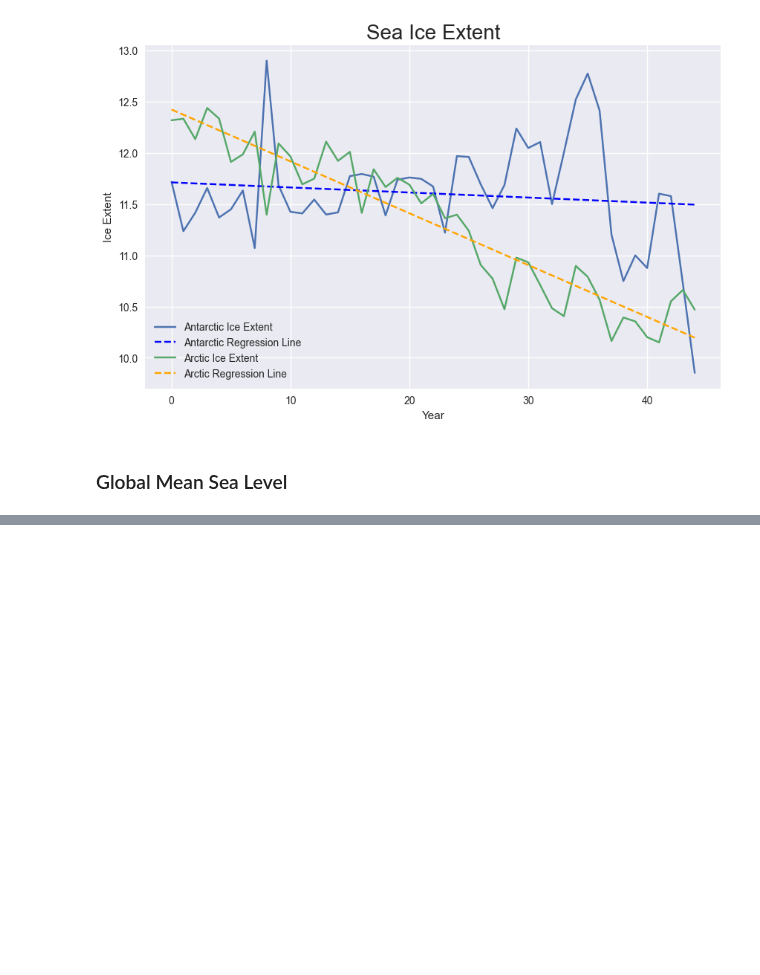
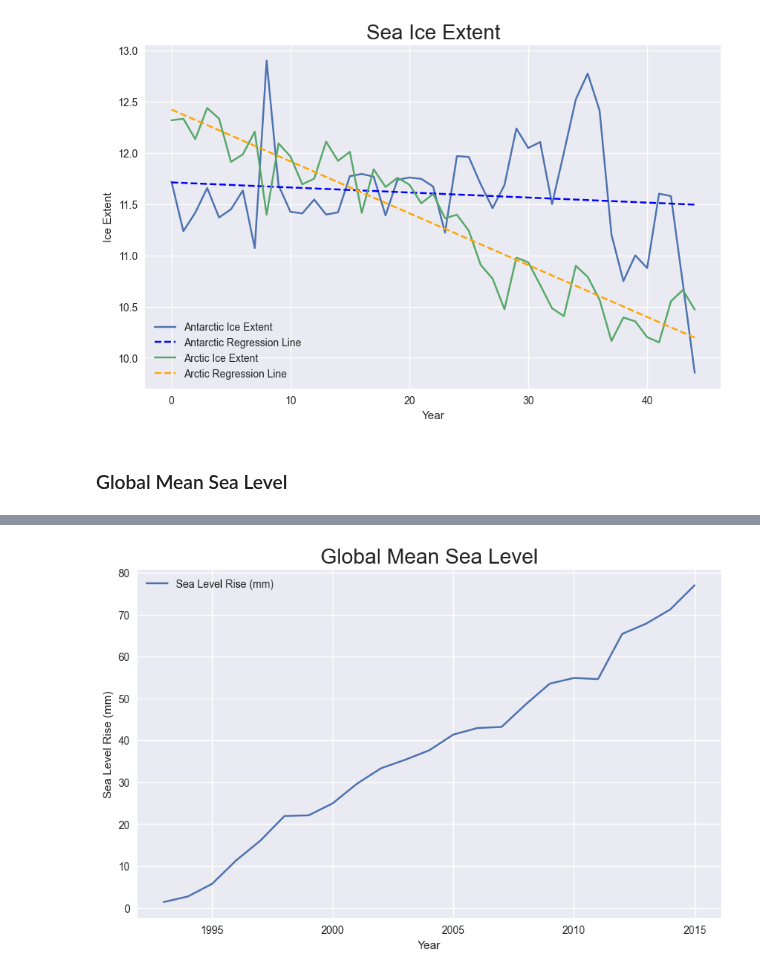
Before and after one commit to dilancroos/ice_extent, a Jupyter notebook: sea_ice.ipynb, the cells around one changed output, grey strips where cells are left out. Cells and saved outputs as stored; diff of their text form; code cells hidden in the pictures; blank space fills up the shorter version.

Commit message:
Mod: added plot on GMSL

```diff
--- a/sea_ice.ipynb
+++ b/sea_ice.ipynb
@@ -423,3 +427,8 @@ else:
     # unzip the file
     with zipfile.ZipFile("Datasets/sea-level-rise_zip.zip", 'r') as zip_ref:
         zip_ref.extractall("Datasets/sea-level-rise")
+# %%
+# read the sea level data
+
+sea_level = pd.read_csv('Datasets/sea-level-rise/data/csiro_alt_gmsl_mo_2015_csv.csv', header=0)
+sea_level.head()
@@ -425,0 +454,5 @@ else:
+# %%
+# convert the time column to datetime
+
+sea_level['Time'] = pd.to_datetime(sea_level['Time'])
+sea_level.head()
@@ -425,0 +478,5 @@ else:
+# %%
+# group by year and get the mean
+
+sea_level_grouped = sea_level.groupby(sea_level['Time'].dt.year).mean()
+sea_level_grouped.head()
@@ -425,0 +491,13 @@ else:
+# %%
+# plot the data
+
+plt.style.use('seaborn-v0_8')
+plt.figure(figsize=(10,6))
+plt.plot(sea_level_grouped['GMSL'], label='Sea Level Rise (mm)')
+plt.xlabel('Year')
+plt.ylabel('Sea Level Rise (mm)')
+plt.title('Global Mean Sea Level', fontsize=20)
+plt.legend()
+plt.show()
+# %% [output]
+[figure, added]
```
Also changed, not shown: parts of 10 cells of this notebook.
